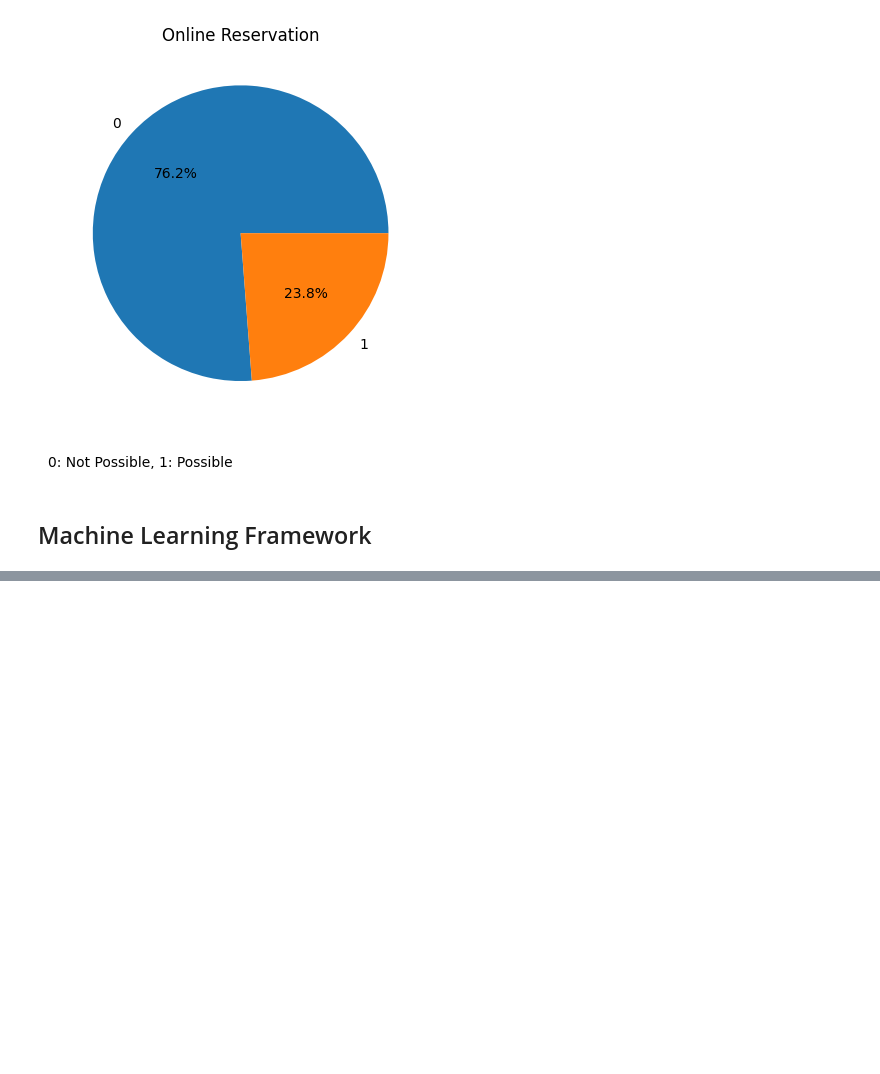
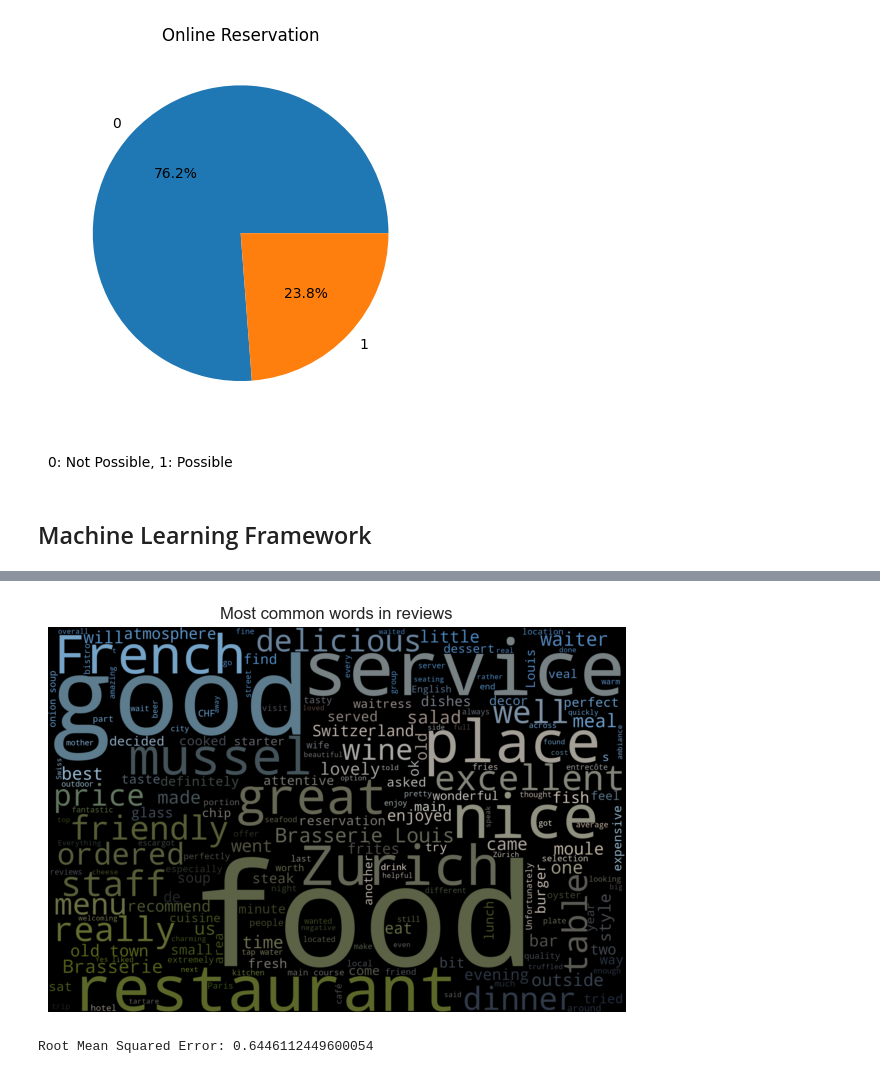
Before and after one commit to clov3r7-RebelK/ADS_Project_FS2023, a Jupyter notebook: project/project_ads_grp6.ipynb, the cells around one changed output, grey strips where cells are left out. Saved outputs shown, nothing was run; the diff lists cells and outputs as text; code cells hidden in the pictures; blank space fills up the shorter version.

```diff
--- a/project/project_ads_grp6.ipynb
+++ b/project/project_ads_grp6.ipynb
@@ -486,0 +629,77 @@ memory usage: 38.9+ KB
+# %%
+# Define the function to color the words
+def color_func(word, font_size, position, orientation, random_state=None,
+                    **kwargs):
+    return "hsl(220, 100%%, %d%%)" % np.random.randint(50, 70)
+
+# Load the mask image
+mask = np.array(Image.open("images/zhaw_1.jpg"))
+
+# Generate a word cloud
+wordcloud = WordCloud(background_color='black',
+                      max_words=200,
+                      width=1024,
+                      height=720,
+                      mask=mask,
+                      color_func=color_func,
+                      random_state=42).generate(text)
+
+# Create coloring from image
+image_colors = ImageColorGenerator(mask) #
+
+plt.figure(figsize=(10, 5))
+plt.imshow(wordcloud.recolor(color_func=color_func, random_state=3),
+           interpolation="bilinear")
+plt.imshow(wordcloud.recolor(color_func=image_colors), interpolation="bilinear")
+plt.axis('off')
+plt.title('Most common words in reviews')
+plt.show()
+# %% [output]
+[figure, added]
+# %%
+from sklearn.model_selection import train_test_split
+from sklearn.feature_extraction.text import TfidfVectorizer
+from sklearn.linear_model import LinearRegression
+from sklearn.metrics import mean_squared_error
+from sklearn.pipeline import Pipeline
+from sklearn.compose import ColumnTransformer
+
+
+# Exclude the restaurant names as it is not numeric and not relevant here
+X = df[['Review', 'Sentiment']]
+
+# Load the data
+df = pd.read_csv('tripadvisor_reviews.csv')
+
+# Choose only necessary columns
+X = df[['Review', 'Sentiment']]
+y = df['Points']
+
+# Initialize the TfidfVectorizer
+vectorizer = TfidfVectorizer(stop_words='english', max_features=1500)
+
+# Now we will create a column transformer which will transform our text data and leave the rest of the data as it is
+preprocessor = ColumnTransformer([
+    ('vectorizer', vectorizer, 'Review'),
+], remainder='passthrough')
+
+# Create a pipeline that first transforms the data using our preprocessor and then fits the data using the Linear Regression model
+model = Pipeline([
+    ('preprocessor', preprocessor),
+    ('regressor', LinearRegression())
+])
+
+# Split the data into a training set and a test set
+X_train, X_test, y_train, y_test = train_test_split(X, y, test_size=0.2, random_state=42)
+
+# Fit the model
+model.fit(X_train, y_train)
+
+# Make predictions
+y_pred = model.predict(X_test)
+
+# Evaluate the performance of the model
+rmse = np.sqrt(mean_squared_error(y_test, y_pred))
+print('Root Mean Squared Error:', rmse)
+# %% [output]
+Root Mean Squared Error: 0.6446112449600054
```
Also changed, not shown: parts of 11 cells of this notebook, 2 other files.
